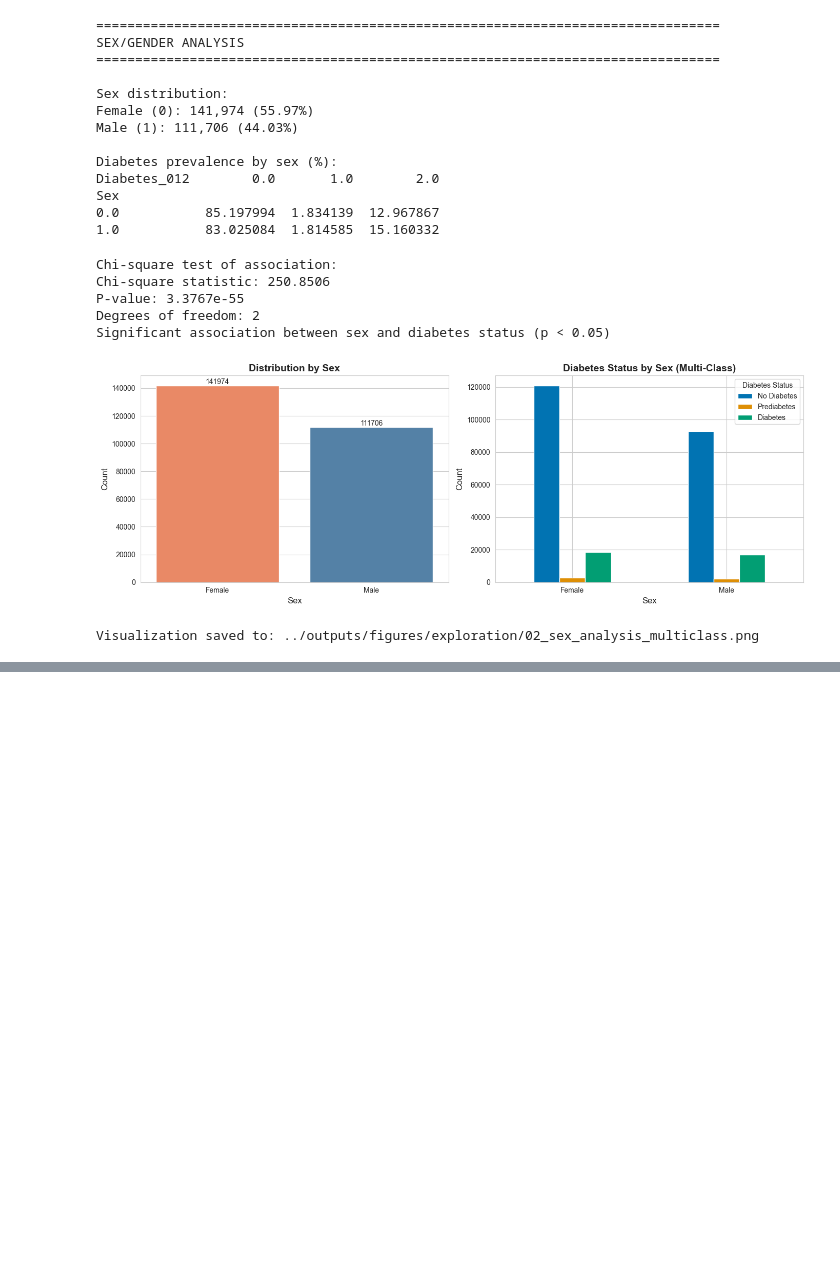
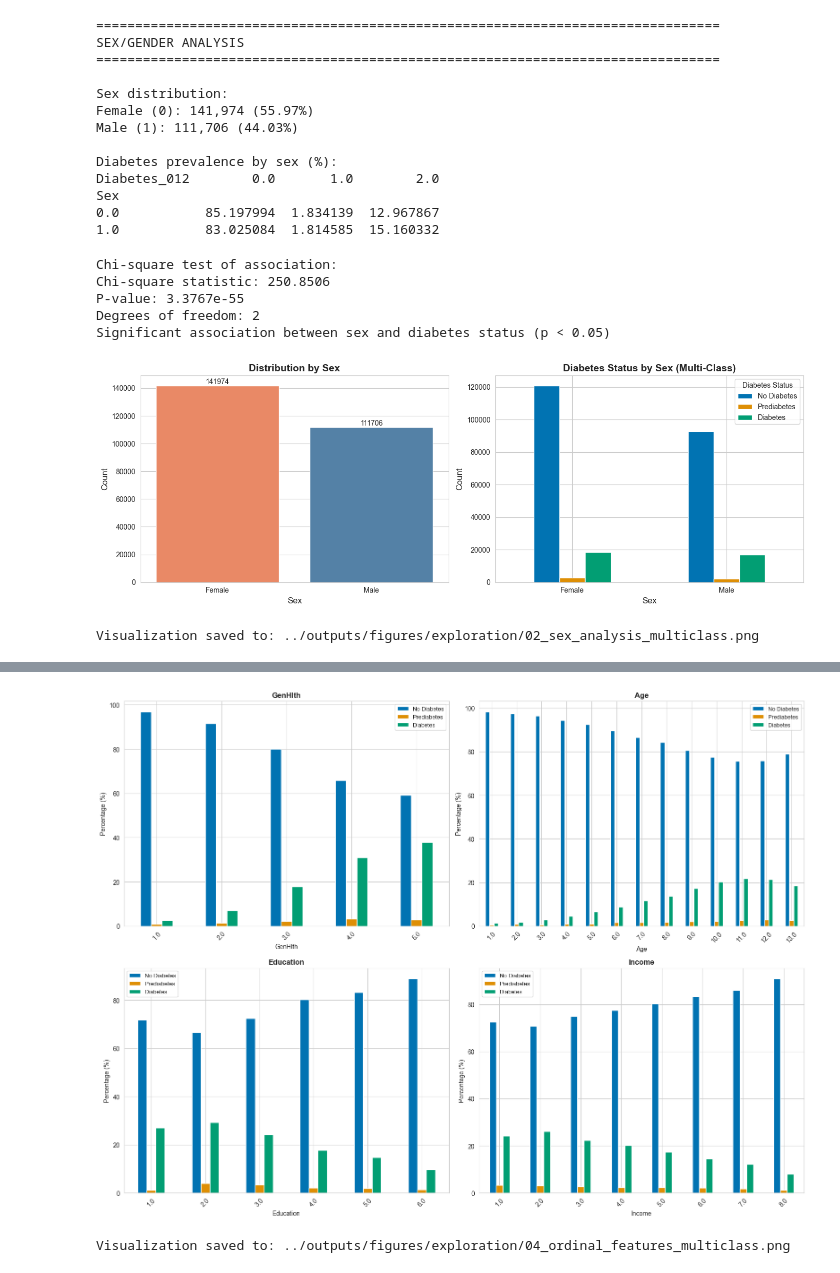
Before and after one commit to eyyuboeztuerk-arch/diabetes-multiclass-project, a Jupyter notebook: notebooks/01_exploration.ipynb, the cells around one changed output, grey strips where cells are left out. Cells and saved outputs as stored; diff of their text form; code cells hidden in the pictures; blank space fills up the shorter version.

```diff
--- a/notebooks/01_exploration.ipynb
+++ b/notebooks/01_exploration.ipynb
@@ -307,7 +307,7 @@ target = ['Diabetes_012']
 binary_health = ['HighBP', 'HighChol', 'CholCheck', 'Smoker', 'Stroke',
                  'HeartDiseaseorAttack', 'PhysActivity', 'Fruits', 'Veggies',
                  'HvyAlcoholConsump', 'AnyHealthcare', 'NoDocbcCost', 'DiffWalk']
-ordinal = ['GenHealth', 'Age', 'Education', 'Income']
+ordinal = ['GenHlth', 'Age', 'Education', 'Income']
 continuous = ['BMI', 'MentHlth', 'PhysHlth']
 demographic = ['Sex', 'Age', 'Education', 'Income']
 
@@ -577,0 +641,22 @@ Visualization saved to: ../outputs/figures/exploration/02_sex_analysis_multiclas
+# %%
+# Visualize ordinal features (MULTI-CLASS)
+fig, axes = plt.subplots(2, 2, figsize=(16, 12))
+axes = axes.ravel()
+
+for idx, feature in enumerate(ordinal):
+    ct = pd.crosstab(df[feature], df['Diabetes_012'], normalize='index') * 100
+    ct.plot(kind='bar', ax=axes[idx], color=colors_3class)
+    axes[idx].set_title(f'{feature}', fontsize=12, fontweight='bold')
+    axes[idx].set_xlabel(feature, fontsize=10)
+    axes[idx].set_ylabel('Percentage (%)', fontsize=10)
+    axes[idx].legend(['No Diabetes', 'Prediabetes', 'Diabetes'], fontsize=9)
+    axes[idx].tick_params(axis='x', rotation=45)
+
+plt.tight_layout()
+plt.savefig(f'{output_dir}/04_ordinal_features_multiclass.png', dpi=300, bbox_inches='tight')
+plt.show()
+
+print(f"\nVisualization saved to: {output_dir}/04_ordinal_features_multiclass.png")
+# %% [output]
+[figure, added]
+Visualization saved to: ../outputs/figures/exploration/04_ordinal_features_multiclass.png
```
Also changed, not shown: parts of 5 cells of this notebook.
